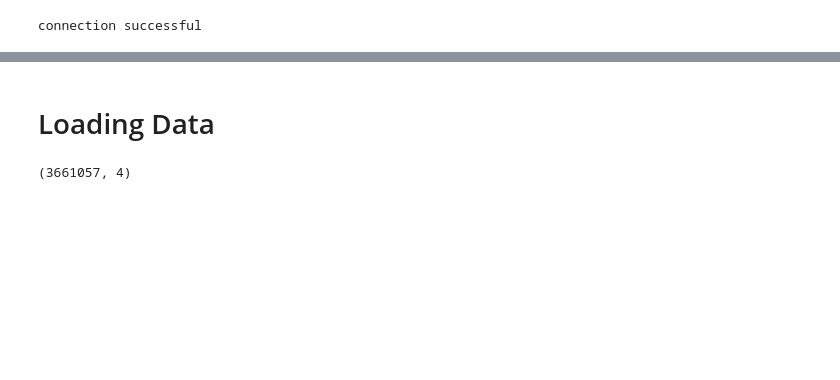
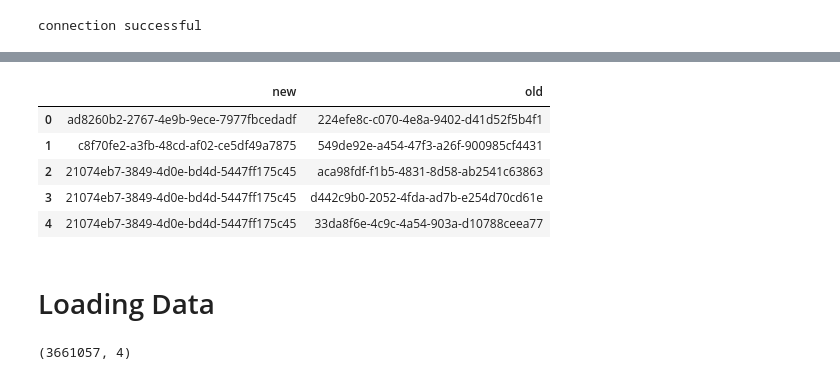
Before and after one commit to Prathamesh-Ghatole/MLHD, a Jupyter notebook: MLHD.ipynb, the cells around one changed output, grey strips where cells are left out. Saved outputs shown, nothing was run; the diff lists cells and outputs as text; code cells hidden in the pictures; blank space fills up the shorter version.

```diff
--- a/MLHD.ipynb
+++ b/MLHD.ipynb
@@ -106,3 +125,9 @@ Wall time: 1.34 s
 | 2 | c112a400-af49-4665-8bba-741531d962a1 |
 | 3 | ca3f3ee1-c4a7-4bac-a16a-0b888a396c6b |
 | 4 | 7b4a548e-a01a-49b7-82e7-b49efeb9732c |
+# %%
+%%time
+
+MB_artist_redirects = pd.read_sql('select a.gid AS new, agr.gid AS old from artist a join artist_gid_redirect agr on agr.new_id = a.id', con=conn)
+MB_artist_redirects.head()
+# %% [output]
@@ -109,3 +136,9 @@ Wall time: 1.34 s
+|  | new | old |
+| 0 | ad8260b2-2767-4e9b-9ece-7977fbcedadf | 224efe8c-c070-4e8a-9402-d41d52f5b4f1 |
+| 1 | c8f70fe2-a3fb-48cd-af02-ce5df49a7875 | 549de92e-a454-47f3-a26f-900985cf4431 |
+| 2 | 21074eb7-3849-4d0e-bd4d-5447ff175c45 | aca98fdf-f1b5-4831-8d58-ab2541c63863 |
+| 3 | 21074eb7-3849-4d0e-bd4d-5447ff175c45 | d442c9b0-2052-4fda-ad7b-e254d70cd61e |
+| 4 | 21074eb7-3849-4d0e-bd4d-5447ff175c45 | 33da8f6e-4c9c-4a54-903a-d10788ceea77 |
 # %% [markdown]
 # Loading Data
 # %%
```
Also changed, not shown: parts of 26 cells of this notebook.
